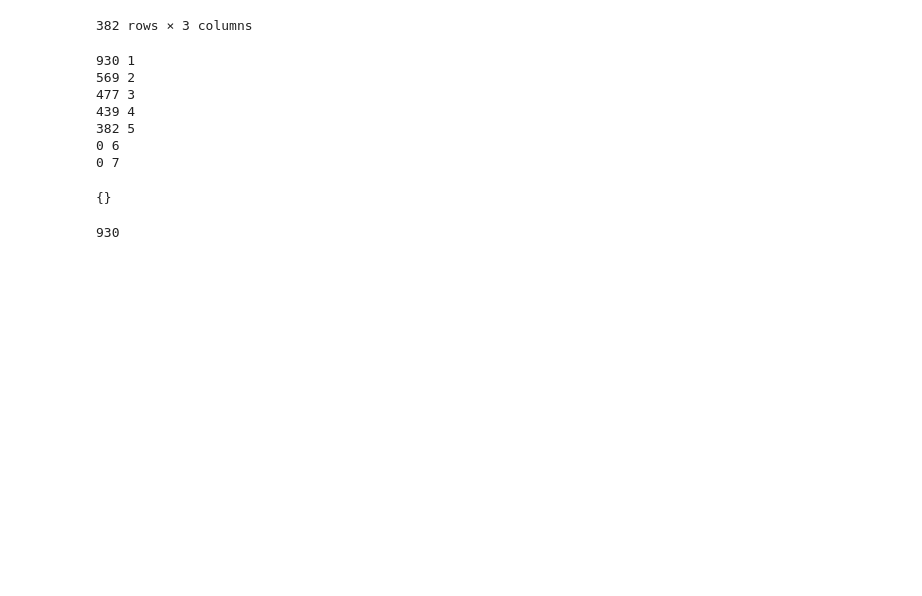
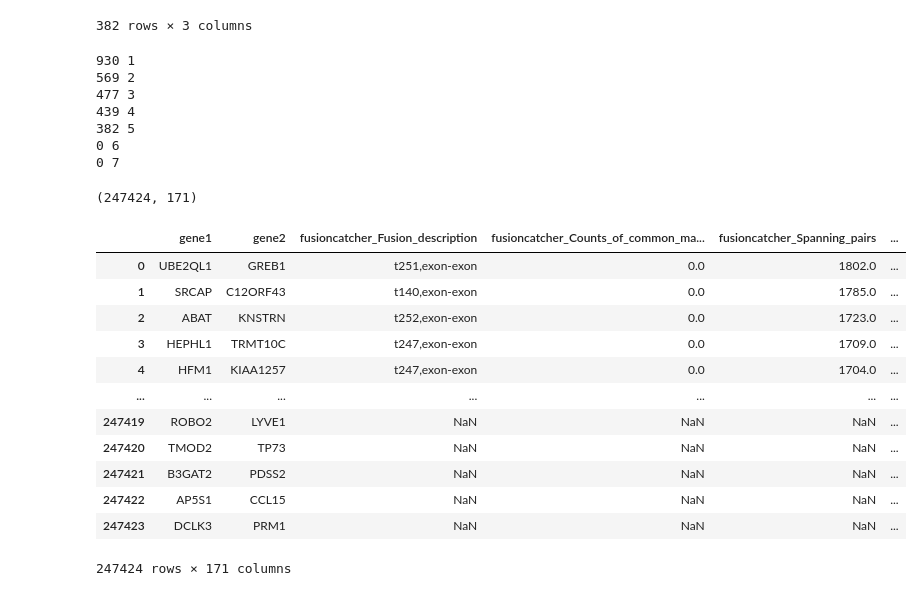
Before and after one commit to olopade-lab/fusion-ensembler, a Jupyter notebook: notebooks/polyfuse-50.ipynb, the cells around one changed output. Saved outputs shown, nothing was run; the diff lists cells and outputs as text; code cells hidden in the pictures; blank space fills up the shorter version.

```diff
--- a/notebooks/polyfuse-50.ipynb
+++ b/notebooks/polyfuse-50.ipynb
@@ -502,11 +432,3 @@ for f, quorum in futures:
 382 5
 0 6
 0 7
-# %%
-print(futures[0].)
-# %% [output]
-{}
-# %%
-len(cut_data.fusion.unique())
-# %% [output]
-930
@@ -512,0 +438,20 @@ len(cut_data.fusion.unique())
+# %%
+all_caller_data.shape
+# %% [output]
+(247424, 171)
+# %%
+all_caller_data
+# %% [output]
+|  | gene1 | gene2 | fusioncatcher_Fusion_description | fusioncatcher_Counts_of_common_ma... | fusioncatcher_Spanning_pairs | ... |
+| 0 | UBE2QL1 | GREB1 | t251,exon-exon | 0.0 | 1802.0 | ... |
+| 1 | SRCAP | C12ORF43 | t140,exon-exon | 0.0 | 1785.0 | ... |
+| 2 | ABAT | KNSTRN | t252,exon-exon | 0.0 | 1723.0 | ... |
+| 3 | HEPHL1 | TRMT10C | t247,exon-exon | 0.0 | 1709.0 | ... |
+| 4 | HFM1 | KIAA1257 | t247,exon-exon | 0.0 | 1704.0 | ... |
+| ... | ... | ... | ... | ... | ... | ... |
+| 247419 | ROBO2 | LYVE1 | NaN | NaN | NaN | ... |
+| 247420 | TMOD2 | TP73 | NaN | NaN | NaN | ... |
+| 247421 | B3GAT2 | PDSS2 | NaN | NaN | NaN | ... |
+| 247422 | AP5S1 | CCL15 | NaN | NaN | NaN | ... |
+| 247423 | DCLK3 | PRM1 | NaN | NaN | NaN | ... |
+247424 rows × 171 columns
```
Also changed, not shown: parts of 20 cells of this notebook, 1 other file.
